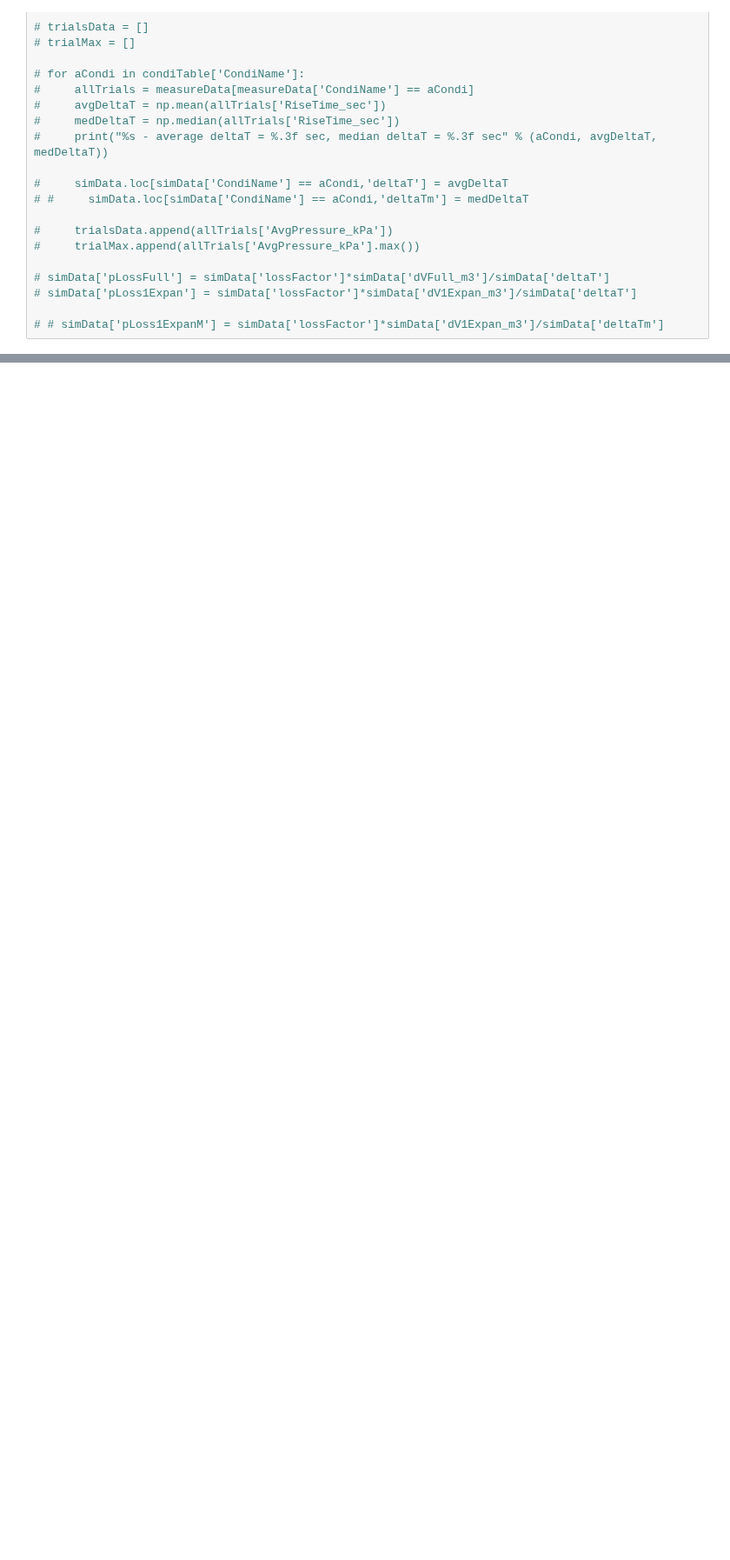
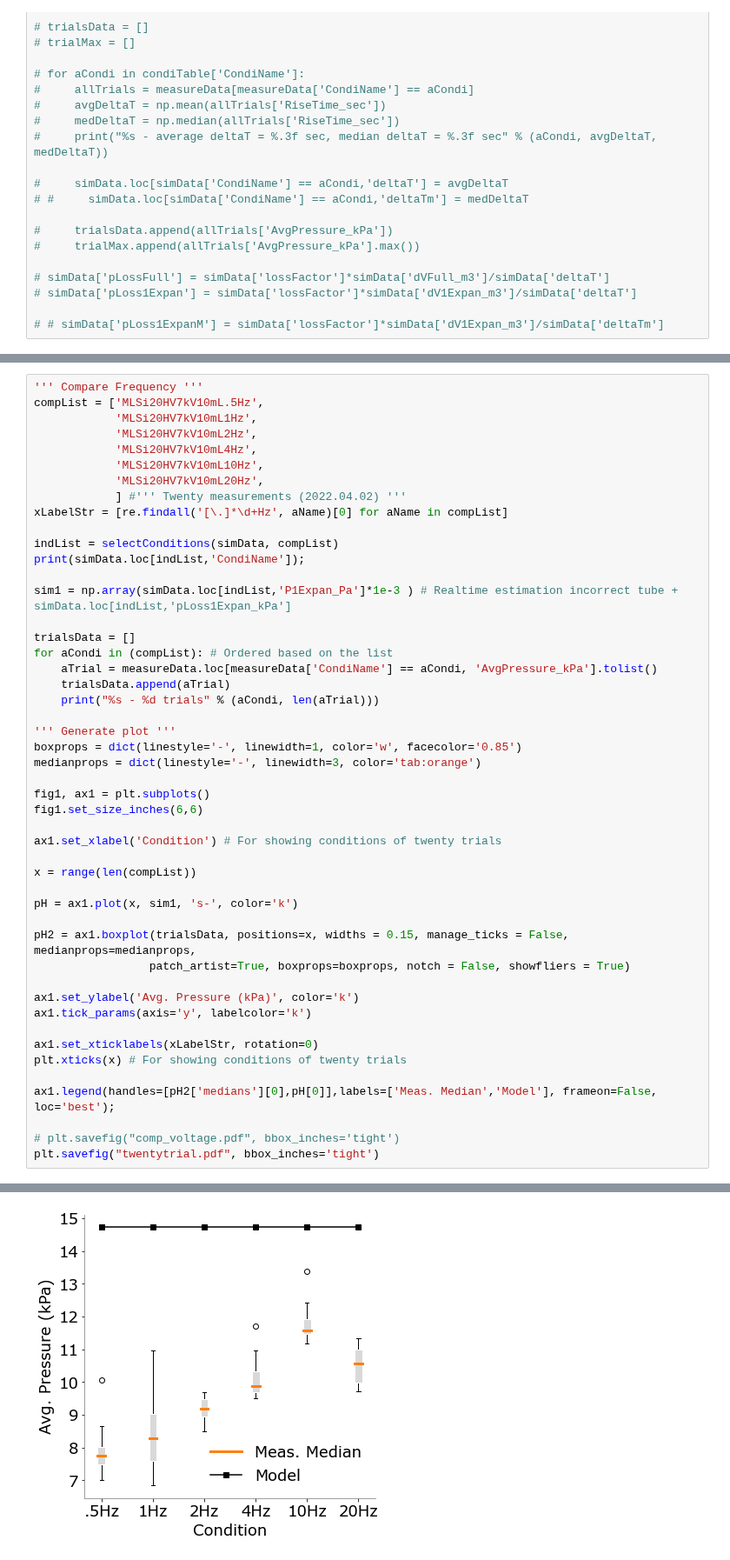
Before and after one commit to maxwellre/pycode, a Jupyter notebook: PouchModelAnalysis/ResVisualization.ipynb, the cells around one changed output, grey strips where cells are left out. Shown at 87% size. Cells and saved outputs as stored; diff of their text form; blank space fills up the shorter version.

```diff
--- a/PouchModelAnalysis/ResVisualization.ipynb
+++ b/PouchModelAnalysis/ResVisualization.ipynb
@@ -195,0 +198,49 @@ Name: CondiName, dtype: object
+# %%
+''' Compare Frequency '''
+compList = ['MLSi20HV7kV10mL.5Hz',
+            'MLSi20HV7kV10mL1Hz',
+            'MLSi20HV7kV10mL2Hz',
+            'MLSi20HV7kV10mL4Hz',
+            'MLSi20HV7kV10mL10Hz',
+            'MLSi20HV7kV10mL20Hz',
+            ] #''' Twenty measurements (2022.04.02) '''
+xLabelStr = [re.findall('[\.]*\d+Hz', aName)[0] for aName in compList]
+
+indList = selectConditions(simData, compList)
+print(simData.loc[indList,'CondiName']);
+
+sim1 = np.array(simData.loc[indList,'P1Expan_Pa']*1e-3 ) # Realtime estimation incorrect tube + simData.loc[indList,'pLoss1Expan_kPa']
+
+trialsData = []
+for aCondi in (compList): # Ordered based on the list
+    aTrial = measureData.loc[measureData['CondiName'] == aCondi, 'AvgPressure_kPa'].tolist()
+    trialsData.append(aTrial)
+    print("%s - %d trials" % (aCondi, len(aTrial)))
+
+''' Generate plot '''
+boxprops = dict(linestyle='-', linewidth=1, color='w', facecolor='0.85')
+medianprops = dict(linestyle='-', linewidth=3, color='tab:orange')
+
+fig1, ax1 = plt.subplots()
+fig1.set_size_inches(6,6)
+
+ax1.set_xlabel('Condition') # For showing conditions of twenty trials
+
+x = range(len(compList))
+
+pH = ax1.plot(x, sim1, 's-', color='k')
+
+pH2 = ax1.boxplot(trialsData, positions=x, widths = 0.15, manage_ticks = False, medianprops=medianprops,
+                 patch_artist=True, boxprops=boxprops, notch = False, showfliers = True)
+
+ax1.set_ylabel('Avg. Pressure (kPa)', color='k')
+ax1.tick_params(axis='y', labelcolor='k')
+
+ax1.set_xticklabels(xLabelStr, rotation=0)
+plt.xticks(x) # For showing conditions of twenty trials
+
+ax1.legend(handles=[pH2['medians'][0],pH[0]],labels=['Meas. Median','Model'], frameon=False, loc='best');
+
+# plt.savefig("comp_voltage.pdf", bbox_inches='tight')
+plt.savefig("twentytrial.pdf", bbox_inches='tight')
+# %% [output]
@@ -196,3 +260,4 @@ Name: CondiName, dtype: object
+[figure, added]
 # %%
 ''' Obsoleted Analysis '''
 # fig1, ax1 = plt.subplots()
```
Also changed, not shown: parts of 6 cells of this notebook, 2 other files.
